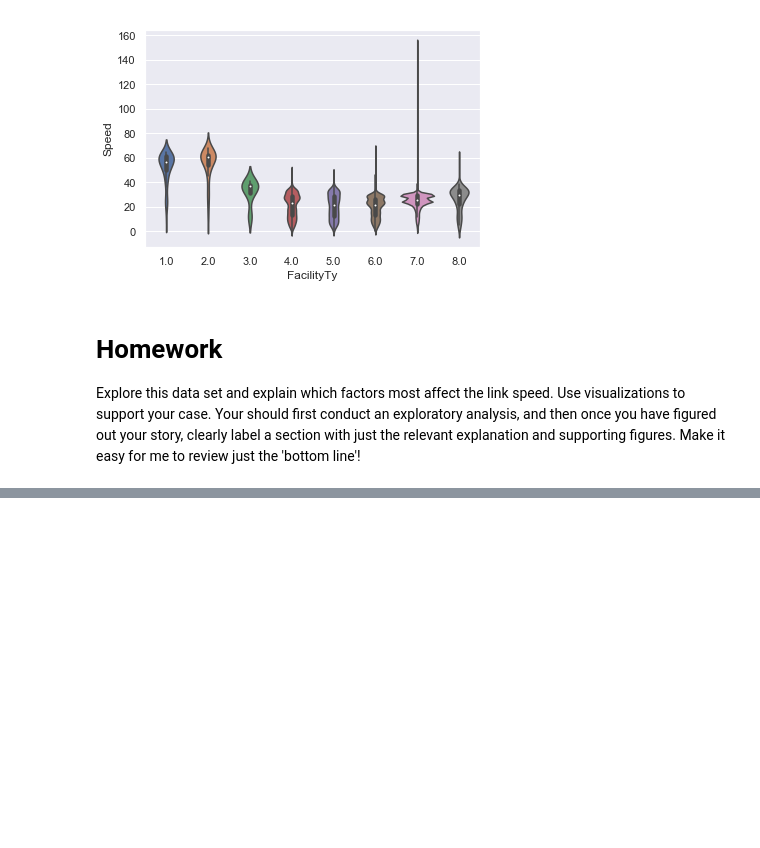
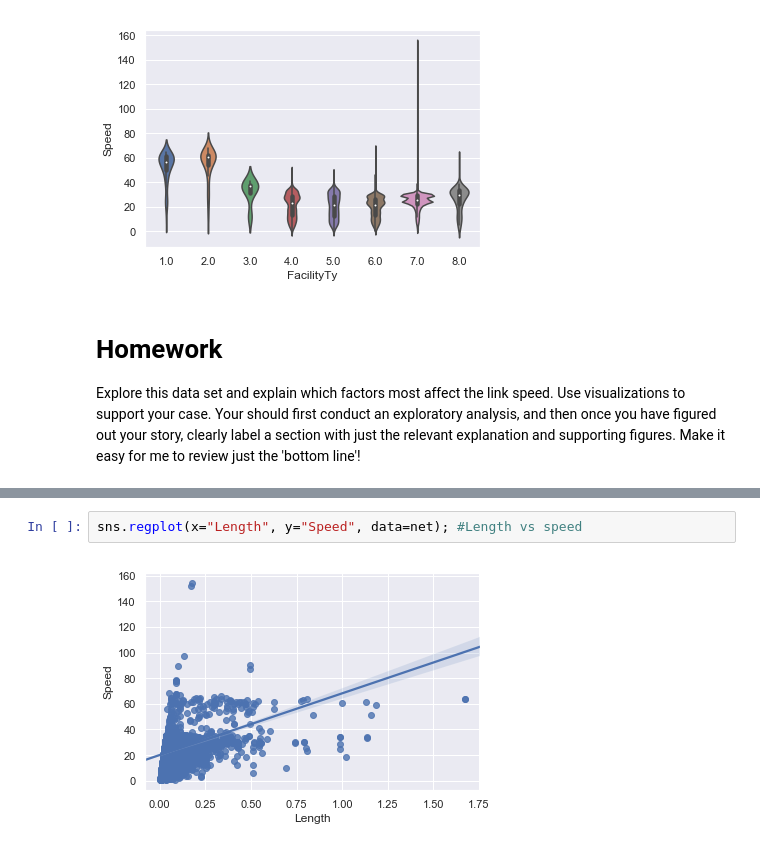
Before and after one commit to shafikamoni/ce599, a Jupyter notebook: 16-Data Viz 2/data-viz-2.ipynb, the cells around one changed output, grey strips where cells are left out. Saved outputs shown, nothing was run; the diff lists cells and outputs as text; blank space fills up the shorter version.

```diff
--- a/16-Data Viz 2/data-viz-2.ipynb
+++ b/16-Data Viz 2/data-viz-2.ipynb
@@ -239,0 +302,4 @@ Explore this data set and explain which factors most affect the link speed.  Use
+# %%
+sns.regplot(x="Length", y="Speed", data=net); #Length vs speed
+# %% [output]
+[figure, added]
```
Also changed, not shown: parts of 16 cells of this notebook.
